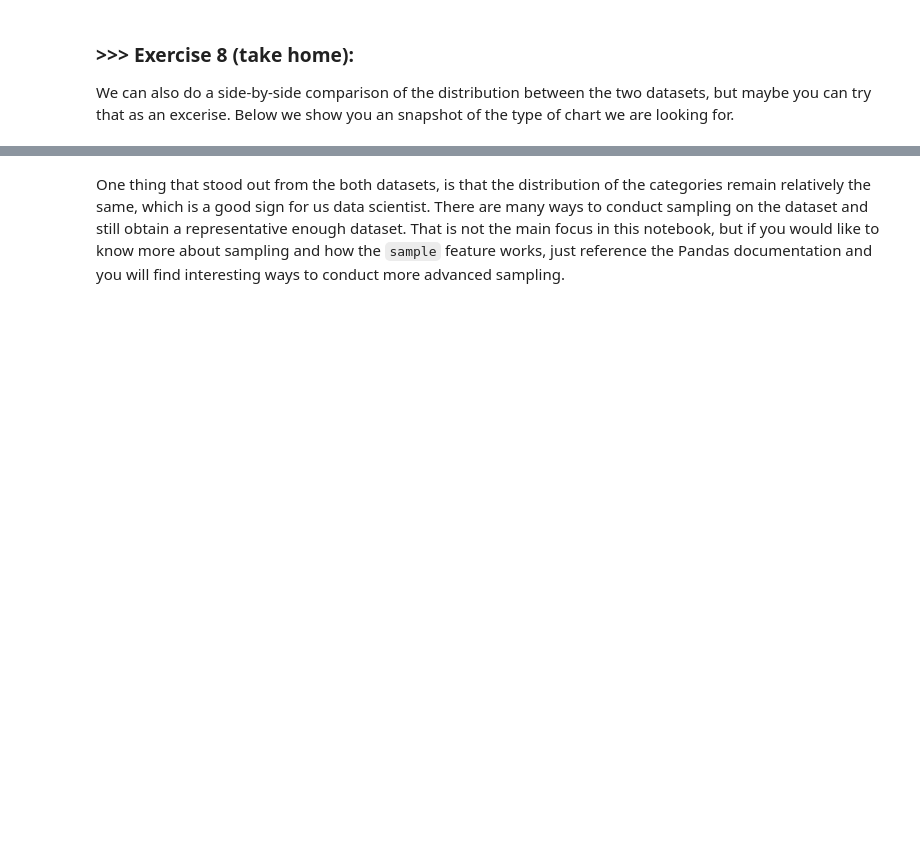
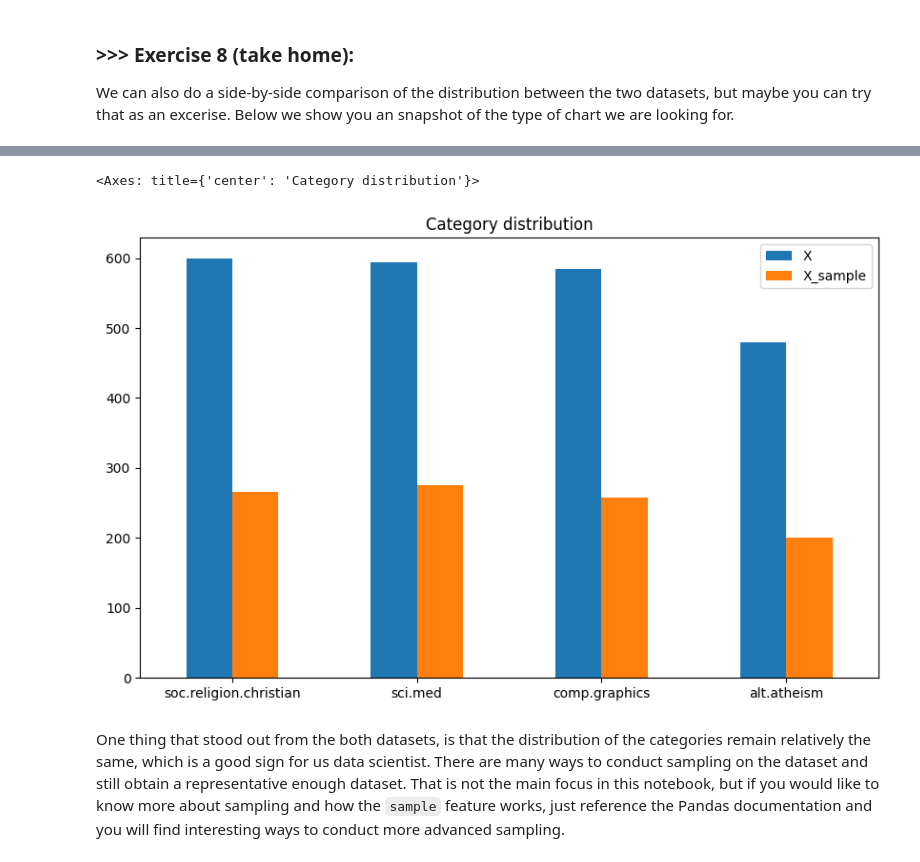
Before and after one commit to chiw4n/DM2025-Lab1-Exercise, a Jupyter notebook: DM2025-Lab1-Master.ipynb, the cells around one changed output, grey strips where cells are left out. Saved outputs shown, nothing was run; the diff lists cells and outputs as text; code cells hidden in the pictures; blank space fills up the shorter version.

```diff
--- a/DM2025-Lab1-Master.ipynb
+++ b/DM2025-Lab1-Master.ipynb
@@ -736,3 +845,10 @@ We can also do a side-by-side comparison of the distribution between the two dat
+# %%
+# Answer here
+df_both = pd.DataFrame([X.category_name.value_counts(),X_sample.category_name.value_counts()],index=['X','X_sample'])
+df_both.T.plot(kind='bar',title='Category distribution',ylim = [0,X.category_name.value_counts().max()+30],figsize=(10,6),rot = 0,xlabel='')
+# %% [output]
+<Axes: title={'center': 'Category distribution'}>
+[figure, added]
 # %% [markdown]
 One thing that stood out from the both datasets, is that the distribution of the categories remain relatively the same, which is a good sign for us data scientist. There are many ways to conduct sampling on the dataset and still obtain a representative enough dataset. That is not the main focus in this notebook, but if you would like to know more about sampling and how the `sample` feature works, just reference the Pandas documentation and you will find interesting ways to conduct more advanced sampling.
 # %% [markdown]
```
Also changed, not shown: parts of 25 cells of this notebook.
